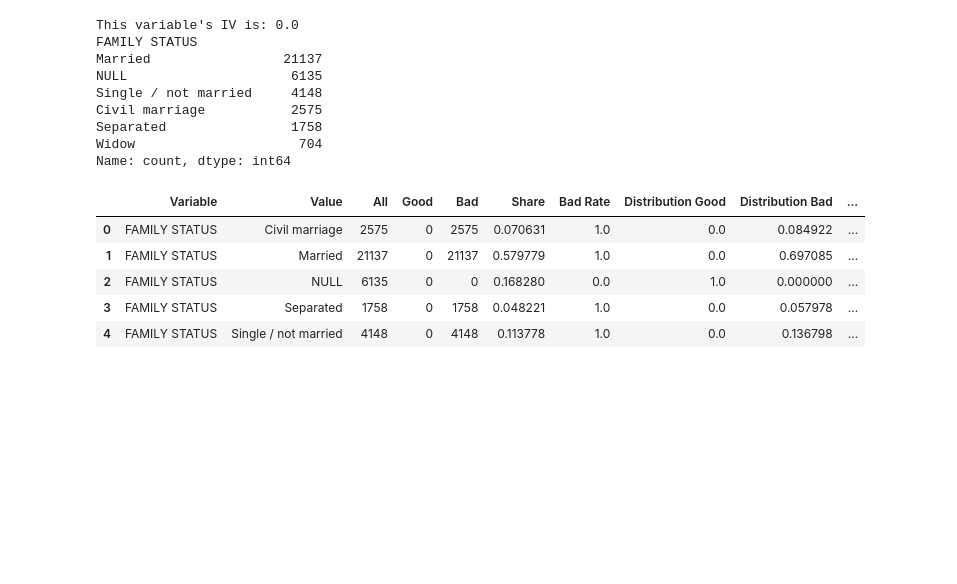
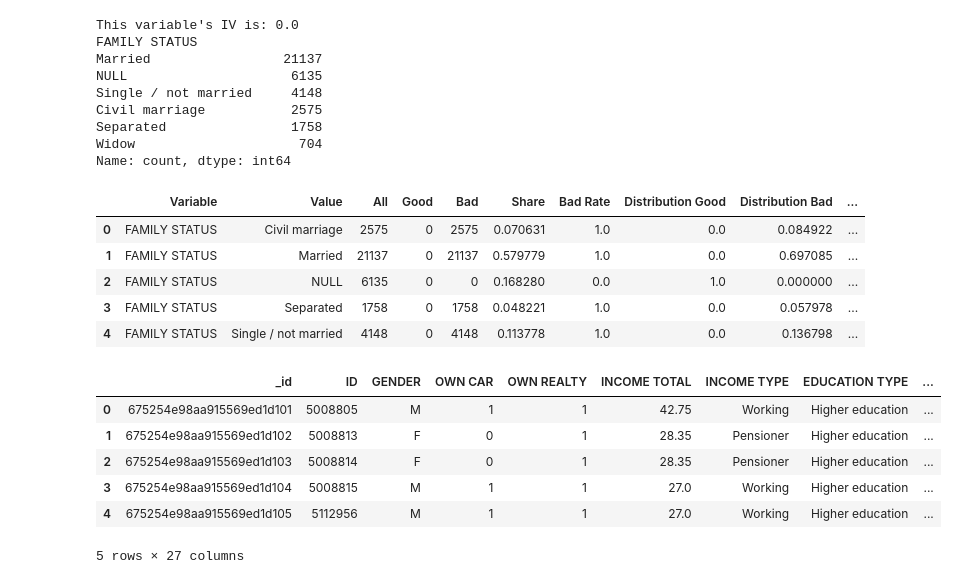
Before and after one commit to lsunley/Project4-ML, a Jupyter notebook: application_notebook.ipynb, the cells around one changed output. Drawn from its saved outputs; the diff is of its cells as text; code cells hidden in the pictures; blank space fills up the shorter version.

```diff
--- a/application_notebook.ipynb
+++ b/application_notebook.ipynb
@@ -883,3 +878,13 @@ Name: count, dtype: int64
 | 4 | FAMILY STATUS | Single / not married | 4148 | 0 | 4148 | 0.113778 | 1.0 | 0.0 | 0.136798 | ... |
 # %%
 new_data = convert_dummy(new_data,'FAMILY STATUS')
+# %%
+new_data.head()
+# %% [output]
+|  | _id | ID | GENDER | OWN CAR | OWN REALTY | INCOME TOTAL | INCOME TYPE | EDUCATION TYPE | ... |
+| 0 | 675254e98aa915569ed1d101 | 5008805 | M | 1 | 1 | 42.75 | Working | Higher education | ... |
+| 1 | 675254e98aa915569ed1d102 | 5008813 | F | 0 | 1 | 28.35 | Pensioner | Higher education | ... |
+| 2 | 675254e98aa915569ed1d103 | 5008814 | F | 0 | 1 | 28.35 | Pensioner | Higher education | ... |
+| 3 | 675254e98aa915569ed1d104 | 5008815 | M | 1 | 1 | 27.0 | Working | Higher education | ... |
+| 4 | 675254e98aa915569ed1d105 | 5112956 | M | 1 | 1 | 27.0 | Working | Higher education | ... |
+5 rows × 27 columns
```
Also changed, not shown: parts of 15 cells of this notebook.
